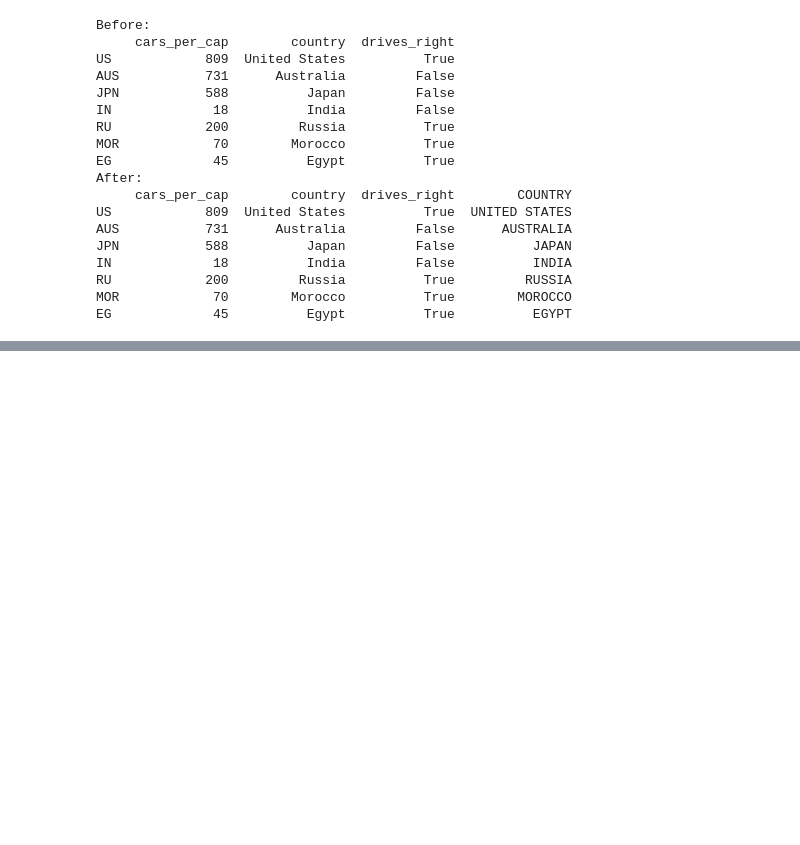
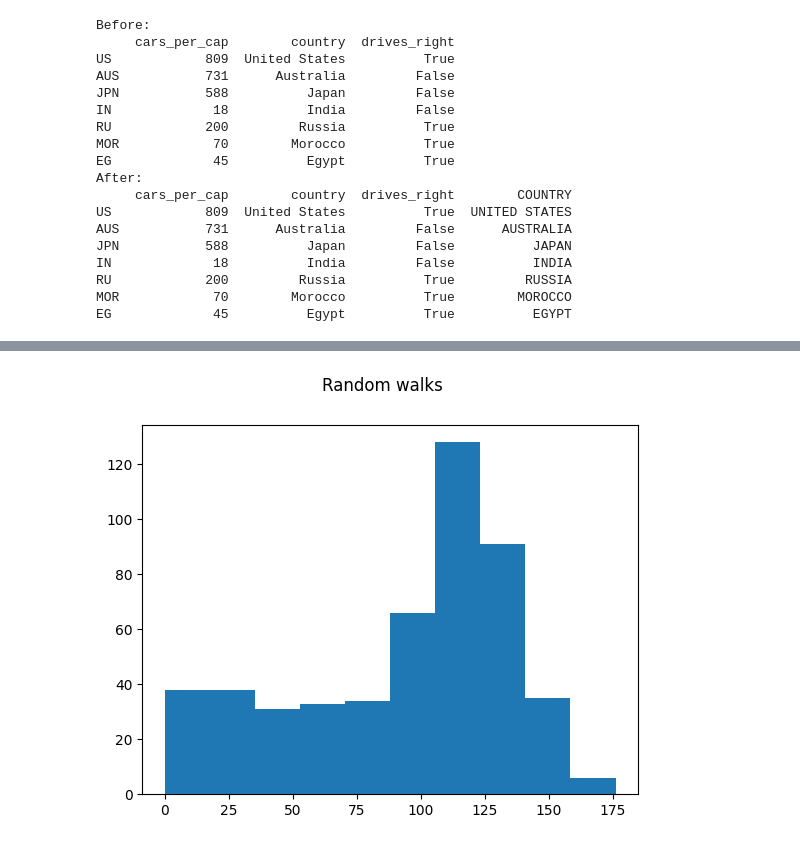
Before and after one commit to SashoVas/MachineLearning, a Jupyter notebook: Numpy, Pandas, Matplotlib & Seaborn/Tasks.ipynb, the cells around one changed output, grey strips where cells are left out. Cells and saved outputs as stored; diff of their text form; code cells hidden in the pictures; blank space fills up the shorter version.

```diff
--- a/Numpy, Pandas, Matplotlib & Seaborn/Tasks.ipynb
+++ b/Numpy, Pandas, Matplotlib & Seaborn/Tasks.ipynb
@@ -406,0 +503,8 @@ After  throw step = 51
+# %%
+
+plt.suptitle('Random walks')
+plt.hist([random_walk_with_fall()[-1] for i in range(500)])
+
+plt.show()
+# %% [output]
+[figure, added]
```
Also changed, not shown: parts of 7 cells of this notebook, 2 other files.
